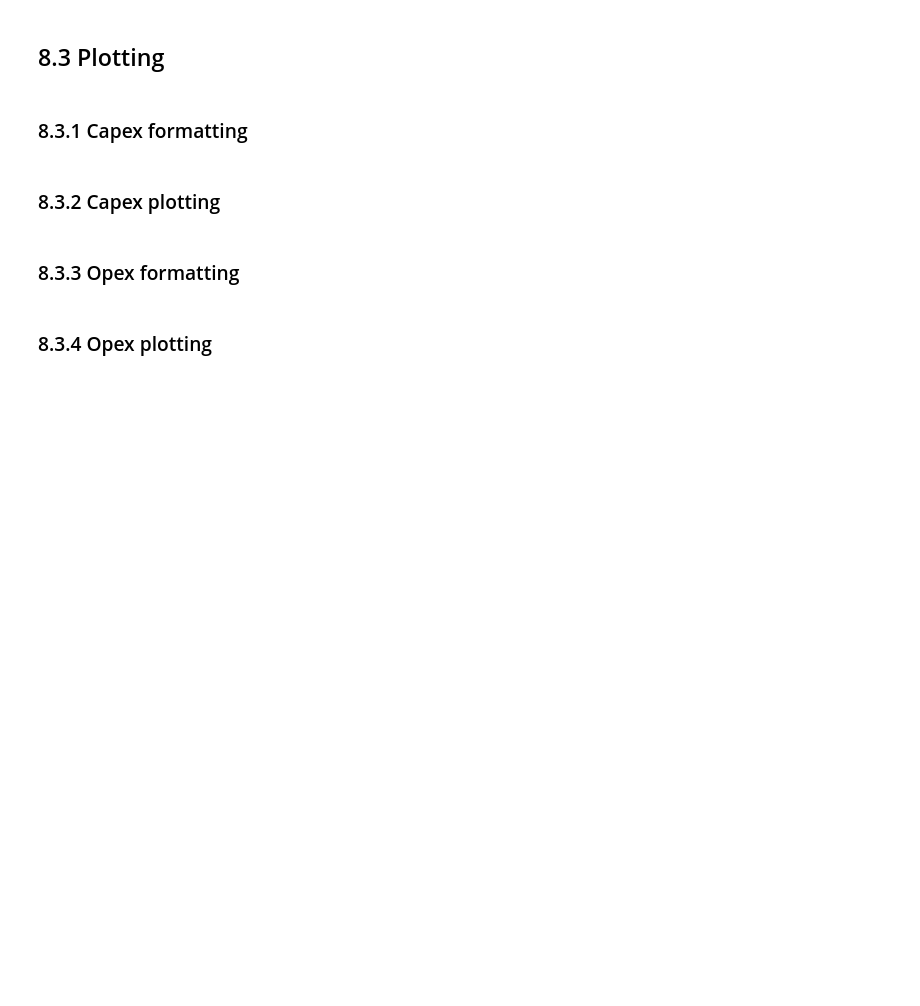
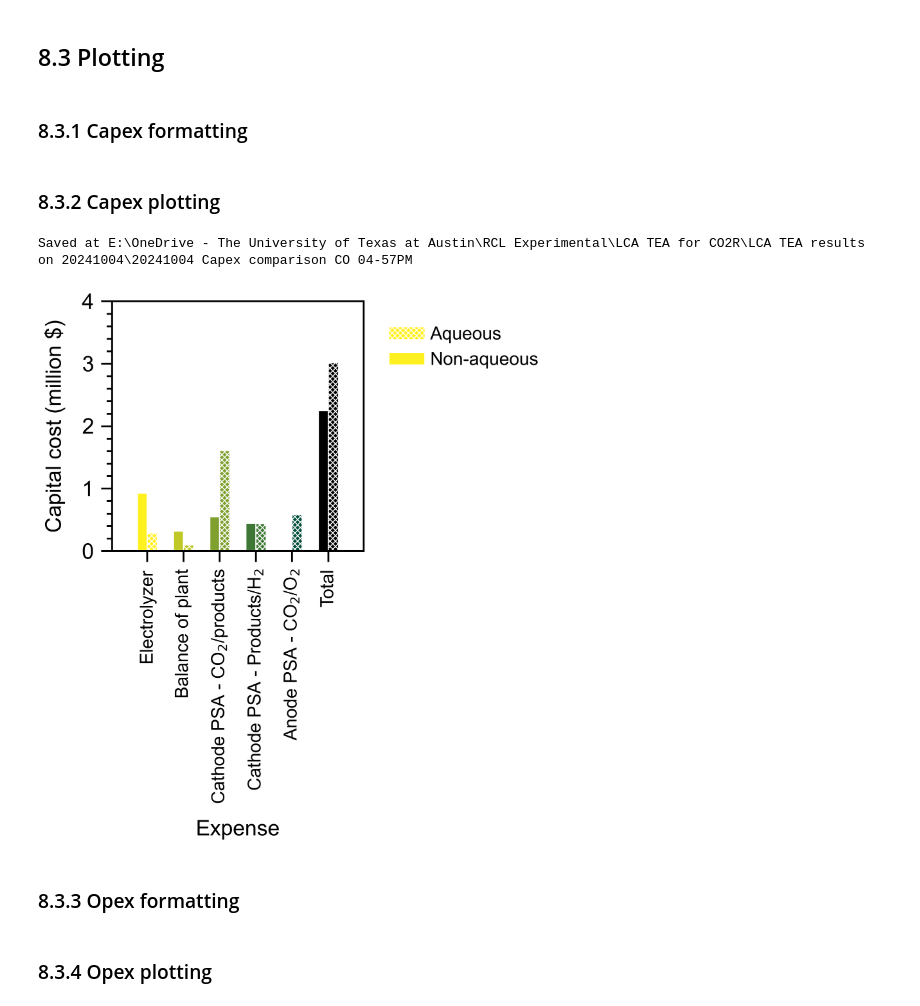
Before and after one commit to shashwatidc/co2r-non-aqueous, a Jupyter notebook: 20241001_5_TEA_Integrated.ipynb, the cells around one changed output. Cells and saved outputs as stored; diff of their text form; code cells hidden in the pictures; blank space fills up the shorter version.

Commit message:
Fixed comparison bar chart (still hard-coded)

```diff
--- a/20241001_5_TEA_Integrated.ipynb
+++ b/20241001_5_TEA_Integrated.ipynb
@@ -6517,7 +6583,7 @@ else:
 # Open two files
 
 if override_2files:
-    file_1 = r"E:\OneDrive - The University of Texas at Austin\RCL Experimental\LCA TEA for CO2R\LCA TEA results on 20241002\20241002 CO single run at 04-17PM.xlsx"
+    file_1 = r"E:\OneDrive - The University of Texas at Austin\RCL Experimental\LCA TEA for CO2R\LCA TEA results on 20241003\20241003 CO single run at 07-30PM.xlsx"
     # r"{}".format(input('Enter filepath for first file \
     #                   \n \n').replace('"', '')
 
@@ -6533,7 +6599,7 @@ if override_2files:
 
 if override_2files:
 
-    file_2 = r"E:\OneDrive - The University of Texas at Austin\RCL Experimental\LCA TEA for CO2R\LCA TEA results on 20241002\20241002 CO single run at 04-15PM.xlsx"
+    file_2 = r"E:\OneDrive - The University of Texas at Austin\RCL Experimental\LCA TEA for CO2R\LCA TEA results on 20241004\20241004 CO single run at 04-42PM.xlsx"
     # r"{}".format(input('Enter filepath for first file \
     #                   \n \n').replace('"', '')
 
@@ -6559,8 +6625,8 @@ if override_2files:
 # WARNING: Hardcoded column structure
 if override_2files:
 
-    df_capex_BM_2 = df_file1['Unnamed: 4'].iloc[df_file2.index.get_loc('Bare-module cost')+1:df_file2.index.get_loc('Anode PSA - CO$_2$/O$_2$')+1]
-    df_opex_2 = df_file1['Unnamed: 4'].iloc[df_file2.index.get_loc('Opex')+1:df_file2.index.get_loc('General expenses')]
+    df_capex_BM_2 = df_file2['Unnamed: 4'].iloc[df_file2.index.get_loc('Bare-module cost')+1:df_file2.index.get_loc('Anode PSA - CO$_2$/O$_2$')+1]
+    df_opex_2 = df_file2['Unnamed: 4'].iloc[df_file2.index.get_loc('Opex')+1:df_file2.index.get_loc('General expenses')+1]
 
     df_capex_BM_2.loc['Total'] = sum(df_capex_BM_2)
     df_opex_2.loc['Total'] = sum(df_opex_2)
@@ -6575,15 +6641,17 @@ if override_2files:
 if override_2files == True:
     if is_battery:
         # Capex colors for bare modules
-        BM_capex_colors = [bright_summer_r(i) for i in np.linspace(0, 1, len(df_capex_BM_1.index))] # battery gets its own color, so 1 less than capex length for other units
+        BM_capex_colors = [bright_summer_r(i) for i in np.linspace(0, 1, len(df_capex_BM_1.index)-2)] # battery gets its own color, so 1 less than capex length for other units
         BM_capex_colors.append('#cccccc') # add in battery
     else:
         # Capex colors
-        BM_capex_colors = [bright_summer_r(i) for i in np.linspace(0, 1, len(df_capex_BM_1.index)+1)]
+        BM_capex_colors = [bright_summer_r(i) for i in np.linspace(0, 1, len(df_capex_BM_1.index)-1)]
+    BM_capex_colors.append('#000000')
 
     # Blues from 0.2 to 1 not bad but low contrast; YlGnbu not but looks jank with PuOr; winter_r is best
     # Opex colors
-    opex_colors = [diverging(i) for i in np.linspace(0, 1, len(df_opex_1.index)+1)]
+    opex_colors = [diverging(i) for i in np.linspace(0, 1, len(df_opex_1.index)-1)]
+    opex_colors.append('#000000')
     #PuOr okay but low contrast at ends
     # # Emissions colors
     # emissions_colors = [RdYlBu(i) for i in np.linspace(0, 1, sum(~df_emissions_vs_vbl.T.isnull().all()) - 1 )  ] # len(df_energy_vs_vbl.index) - 2)] # last rows are totals
@@ -6630,13 +6698,13 @@ if override_2files == True:
     fig, axs = plt.subplots() # Set up plot
     #fig.subplots_adjust(left=0.9, bottom=0.9, right=1, top=1, wspace=None, hspace=None)
 
-    y_axis_max = 100 #np.ceil(max(np.sum(df_capex_BM_vs_vbl.loc[:, ~np.isinf(df_opex_vs_vbl).any(axis=0)], axis = 0))/1e6 / 5) * 5  # round to nearest 5 million
+    y_axis_max = 4 # np.ceil(max([df_capex_BM_1['Total'],df_capex_BM_2['Total']])/1e6 / 5) * 5  # round to nearest 5 million
     y_axis_min = 0 # np.floor(min(cost_vs_vbl)/0.01) * 0.01
-    y_axis_step = 20
+    y_axis_step = 1
 #     y_axis_num = 6
     y_axis_major_ticks =  np.arange(y_axis_min, y_axis_max, step = y_axis_step)
-    if y_axis_max // 10 == y_axis_max/10:
-        y_axis_major_ticks = np.append(y_axis_major_ticks, y_axis_max) # since arange omits the last point, have to add it back in manually
+    # if y_axis_max // 10 == y_axis_max/10:
+    y_axis_major_ticks = np.append(y_axis_major_ticks, y_axis_max) # since arange omits the last point, have to add it back in manually
 #     y_axis_major_ticks = np.linspace(y_axis_min, y_axis_max, num = y_axis_num, endpoint = True) #
 
     ## Axis labels
@@ -6645,36 +6713,39 @@ if override_2files == True:
 
     ## Draw axis ticks
     axs.xaxis.set_minor_locator(AutoMinorLocator(1e-10)) # subdivide major ticks into this many minor divisions (eg. major step = 5 V, then autominorlocator(5) will mark off every 1 V)
     axs.yaxis.set_minor_locator(AutoMinorLocator(5)) # subdivide major ticks into this many minor divisions (eg. major step = 5 V, then autominorlocator(5) will mark off every 1 V)
     plt.xticks([posn + barwidth/2 for posn in posn_capex_1], labels = df_capex_BM_1.index, fontsize = SMALL_SIZE, rotation = 90)
     plt.yticks(y_axis_major_ticks) # tick locations as a list, eg. plt.xticks([0,10,20])
 
     ## Apply axis limits
     axs.set_xlim([-0.5*barwidth-(2.5*barwidth),1+1.5*barwidth+(2.5*barwidth)])
     axs.set_ylim([y_axis_min,y_axis_max])
 
     ## Plot series
     cumsum = 0
-    axs.bar(posn_capex_1, df_capex_BM_1, color=BM_capex_colors,
+    axs.bar(posn_capex_1, df_capex_BM_1/1e6, color=BM_capex_colors,
             width=barwidth, edgecolor = 'w', linewidth = linewidth_calc,
             label=labels[0])
-    axs.bar(posn_capex_2, df_capex_BM_2, color=BM_capex_colors,
+    axs.bar(posn_capex_2, df_capex_BM_2/1e6, color=BM_capex_colors,
             width=barwidth, edgecolor='w',
             label=labels[1],
             hatch = 'xxxx')
 
     ## Legend
     axs.legend(bbox_to_anchor=(1, 1), loc='upper left', reverse = True) # -> bbox_to_anchor docks the legend to a position, loc specifies which corner of legend is that position
 
     ## Save figure
-    capex_comparison_fig_name = os.path.join(OP_folder, '{} Capex comparison {}'.format(current_date, current_time).replace('.',',') ) # CHANGE to change the figure name
+    capex_comparison_fig_name = os.path.join(OP_folder, '{} Capex comparison {} {}'.format(current_date, product_name, current_time).replace('.',',') ) # CHANGE to change the figure name
     fig.savefig(capex_comparison_fig_name + '.svg', transparent = True) # Save figure - format = eps, jpeg, jpg, pdf, pgf, png, ps, raw, rgba, svg, svgz, tif, tiff
     fig.savefig(capex_comparison_fig_name + '.pdf', transparent = True) # Save figure - format = eps, jpeg, jpg, pdf, pgf, png, ps, raw, rgba, svg, svgz, tif, tiff
     fig.savefig(capex_comparison_fig_name + '.jpg', transparent = True,  dpi = 80) # Save figure - format = eps, jpeg, jpg, pdf, pgf, png, ps, raw, rgba, svg, svgz, tif, tiff
 
     print('Saved at ' + capex_comparison_fig_name)
 
     plt.show()
+# %% [output]
+Saved at E:\OneDrive - The University of Texas at Austin\RCL Experimental\LCA TEA for CO2R\LCA TEA results on 20241004\20241004 Capex comparison CO 04-57PM
+[figure, added]
 # %% [markdown]
 ### 8.3.3 Opex formatting
 # %%
```
Also changed, not shown: parts of 26 cells of this notebook, 1 other file.
